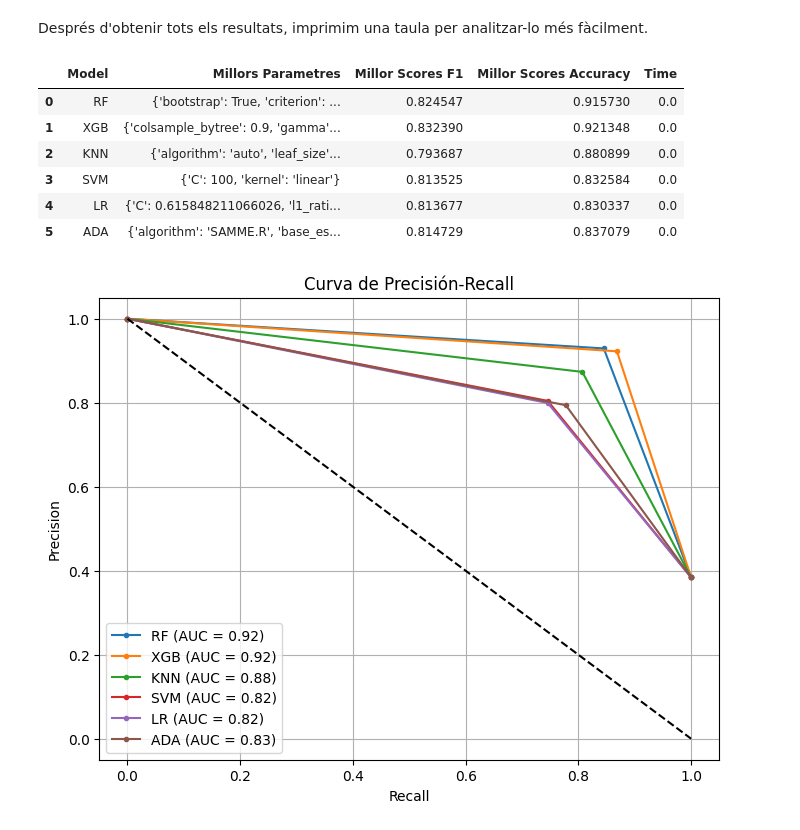
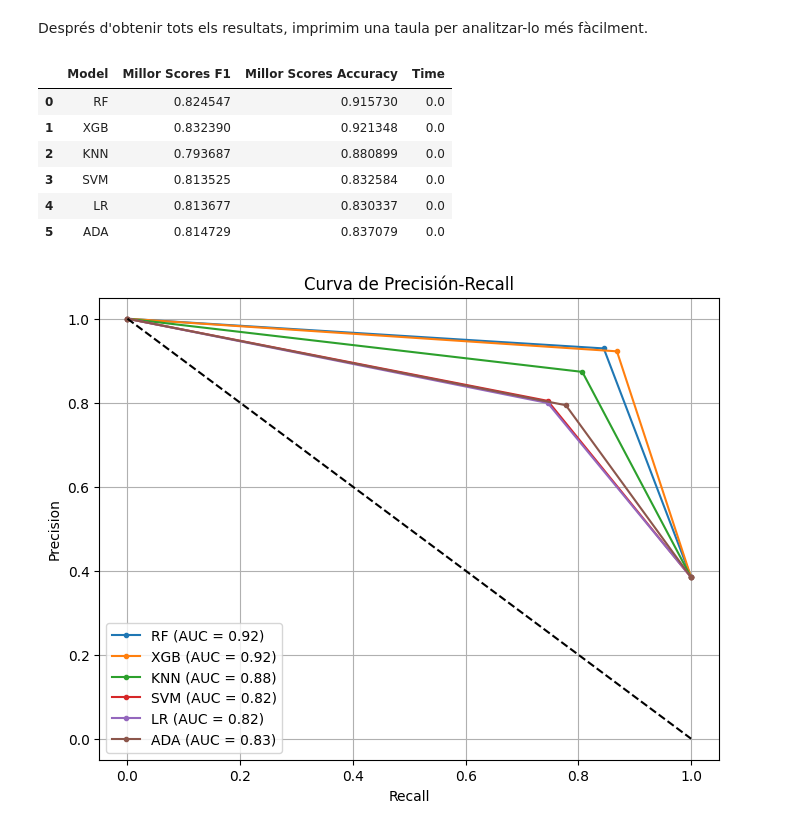
Before and after one commit to Janpb1/APC-TITANIC, a Jupyter notebook: EntregaPractica.ipynb, the cells around one changed output. Cells and saved outputs as stored; diff of their text form; code cells hidden in the pictures.

```diff
--- a/EntregaPractica.ipynb
+++ b/EntregaPractica.ipynb
@@ -835,24 +835,24 @@ Després d'obtenir tots els resultats, imprimim una taula per analitzar-lo més
 # %%
 results_2 = []
 for result in results:
     results_2.append({
         'Model': result['Model'],
-        'Millors Parametres': result['Millors Parametres'],
+        #'Millors Parametres': result['Millors Parametres'],
         'Millor Scores F1': result['Millor Scores']['f1_macro'],
         'Millor Scores Accuracy': result['Millor Scores']['accuracy'],
         'Time': result['Time']
     })
 
 df = pd.DataFrame(results_2)
 df
 # %% [output]
-|  | Model | Millors Parametres | Millor Scores F1 | Millor Scores Accuracy | Time |
-| 0 | RF | {'bootstrap': True, 'criterion': ... | 0.824547 | 0.915730 | 0.0 |
-| 1 | XGB | {'colsample_bytree': 0.9, 'gamma'... | 0.832390 | 0.921348 | 0.0 |
-| 2 | KNN | {'algorithm': 'auto', 'leaf_size'... | 0.793687 | 0.880899 | 0.0 |
-| 3 | SVM | {'C': 100, 'kernel': 'linear'} | 0.813525 | 0.832584 | 0.0 |
-| 4 | LR | {'C': 0.615848211066026, 'l1_rati... | 0.813677 | 0.830337 | 0.0 |
-| 5 | ADA | {'algorithm': 'SAMME.R', 'base_es... | 0.814729 | 0.837079 | 0.0 |
+|  | Model | Millor Scores F1 | Millor Scores Accuracy | Time |
+| 0 | RF | 0.824547 | 0.915730 | 0.0 |
+| 1 | XGB | 0.832390 | 0.921348 | 0.0 |
+| 2 | KNN | 0.793687 | 0.880899 | 0.0 |
+| 3 | SVM | 0.813525 | 0.832584 | 0.0 |
+| 4 | LR | 0.813677 | 0.830337 | 0.0 |
+| 5 | ADA | 0.814729 | 0.837079 | 0.0 |
 # %%
 print_PR_curve(y, y_preds, classifiers)
 # %% [output]
```
Also changed, not shown: parts of 1 cell of this notebook, 1 other file.
